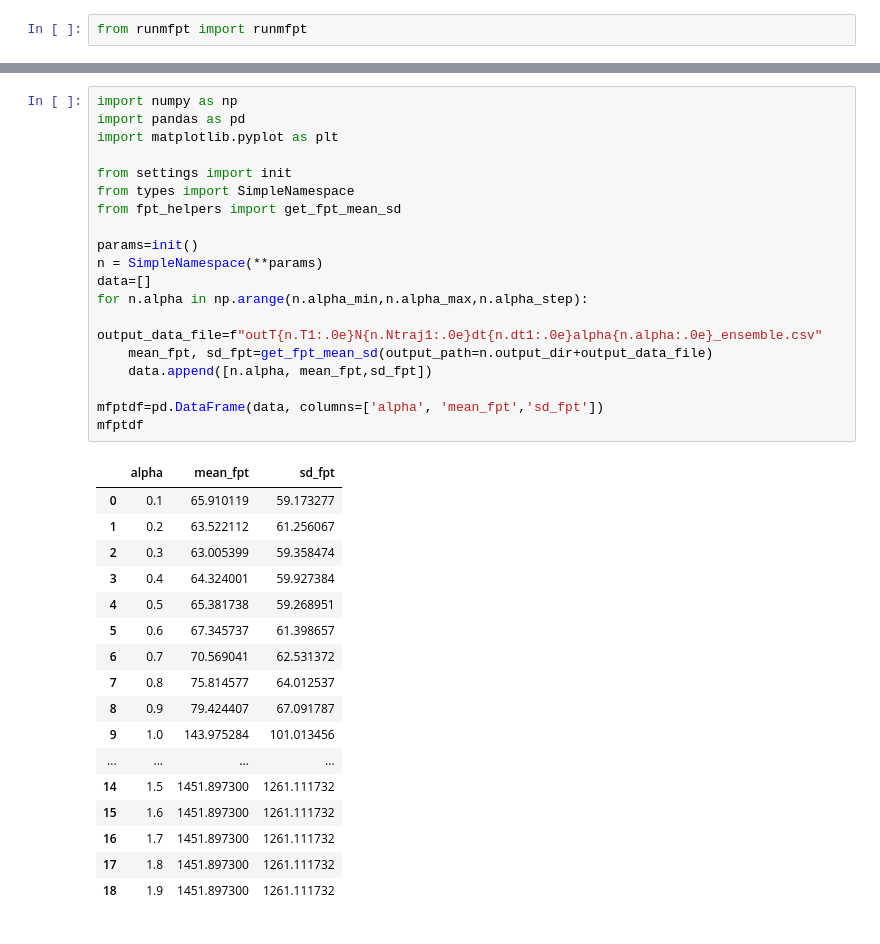
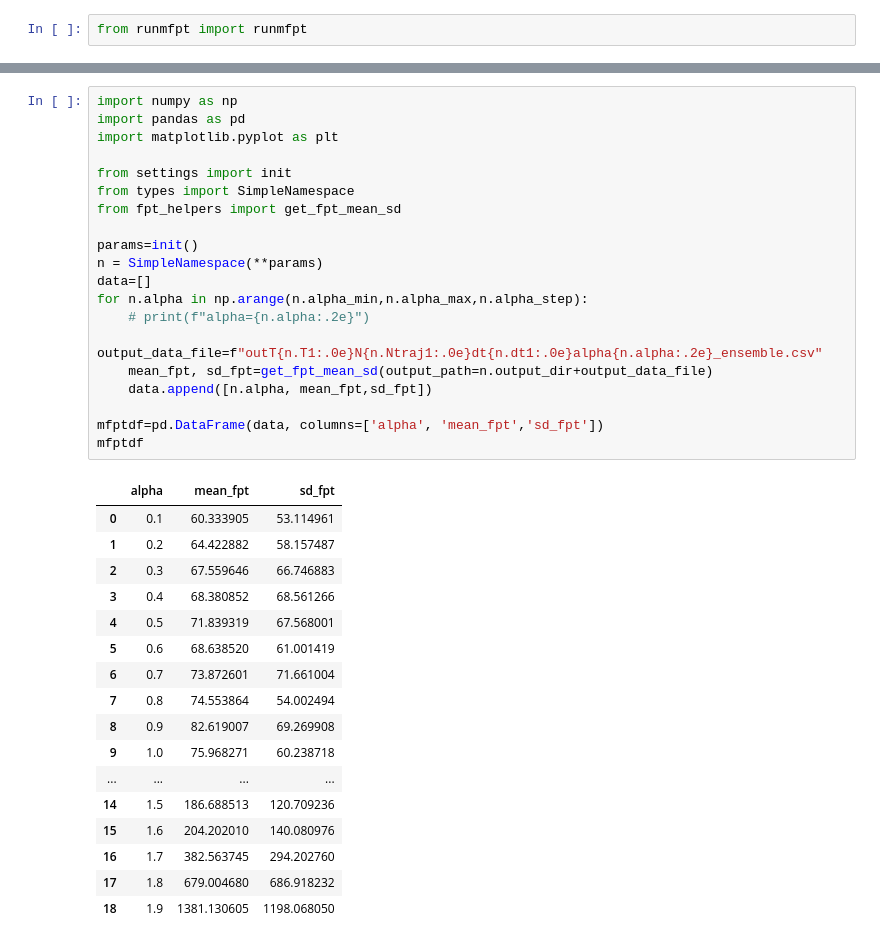
Before and after one commit to anuszka/fitnesslandscapestudent, a Jupyter notebook: LevyFlight11.ipynb, the cells around one changed output, grey strips where cells are left out. Cells and saved outputs as stored; diff of their text form.

```diff
--- a/LevyFlight11.ipynb
+++ b/LevyFlight11.ipynb
@@ -30,37 +28,38 @@ outT5e+03N5e+03dt1e-01alpha2e+00_ensemble.csv saved
 # %%
 import numpy as np
 import pandas as pd
 import matplotlib.pyplot as plt
 
 from settings import init
 from types import SimpleNamespace
 from fpt_helpers import get_fpt_mean_sd
 
 params=init()
 n = SimpleNamespace(**params)
 data=[]
 for n.alpha in np.arange(n.alpha_min,n.alpha_max,n.alpha_step):
-    output_data_file=f"outT{n.T1:.0e}N{n.Ntraj1:.0e}dt{n.dt1:.0e}alpha{n.alpha:.0e}_ensemble.csv"
+    # print(f"alpha={n.alpha:.2e}")
+    output_data_file=f"outT{n.T1:.0e}N{n.Ntraj1:.0e}dt{n.dt1:.0e}alpha{n.alpha:.2e}_ensemble.csv"
     mean_fpt, sd_fpt=get_fpt_mean_sd(output_path=n.output_dir+output_data_file)
     data.append([n.alpha, mean_fpt,sd_fpt])
 
 mfptdf=pd.DataFrame(data, columns=['alpha', 'mean_fpt','sd_fpt'])
 mfptdf
 # %% [output]
 |  | alpha | mean_fpt | sd_fpt |
-| 0 | 0.1 | 65.910119 | 59.173277 |
-| 1 | 0.2 | 63.522112 | 61.256067 |
-| 2 | 0.3 | 63.005399 | 59.358474 |
-| 3 | 0.4 | 64.324001 | 59.927384 |
-| 4 | 0.5 | 65.381738 | 59.268951 |
-| 5 | 0.6 | 67.345737 | 61.398657 |
-| 6 | 0.7 | 70.569041 | 62.531372 |
-| 7 | 0.8 | 75.814577 | 64.012537 |
-| 8 | 0.9 | 79.424407 | 67.091787 |
-| 9 | 1.0 | 143.975284 | 101.013456 |
+| 0 | 0.1 | 60.333905 | 53.114961 |
+| 1 | 0.2 | 64.422882 | 58.157487 |
+| 2 | 0.3 | 67.559646 | 66.746883 |
+| 3 | 0.4 | 68.380852 | 68.561266 |
+| 4 | 0.5 | 71.839319 | 67.568001 |
+| 5 | 0.6 | 68.638520 | 61.001419 |
+| 6 | 0.7 | 73.872601 | 71.661004 |
+| 7 | 0.8 | 74.553864 | 54.002494 |
+| 8 | 0.9 | 82.619007 | 69.269908 |
+| 9 | 1.0 | 75.968271 | 60.238718 |
 | ... | ... | ... | ... |
-| 14 | 1.5 | 1451.897300 | 1261.111732 |
-| 15 | 1.6 | 1451.897300 | 1261.111732 |
-| 16 | 1.7 | 1451.897300 | 1261.111732 |
-| 17 | 1.8 | 1451.897300 | 1261.111732 |
-| 18 | 1.9 | 1451.897300 | 1261.111732 |
+| 14 | 1.5 | 186.688513 | 120.709236 |
+| 15 | 1.6 | 204.202010 | 140.080976 |
+| 16 | 1.7 | 382.563745 | 294.202760 |
+| 17 | 1.8 | 679.004680 | 686.918232 |
+| 18 | 1.9 | 1381.130605 | 1198.068050 |
```
Also changed, not shown: parts of 3 cells of this notebook.
